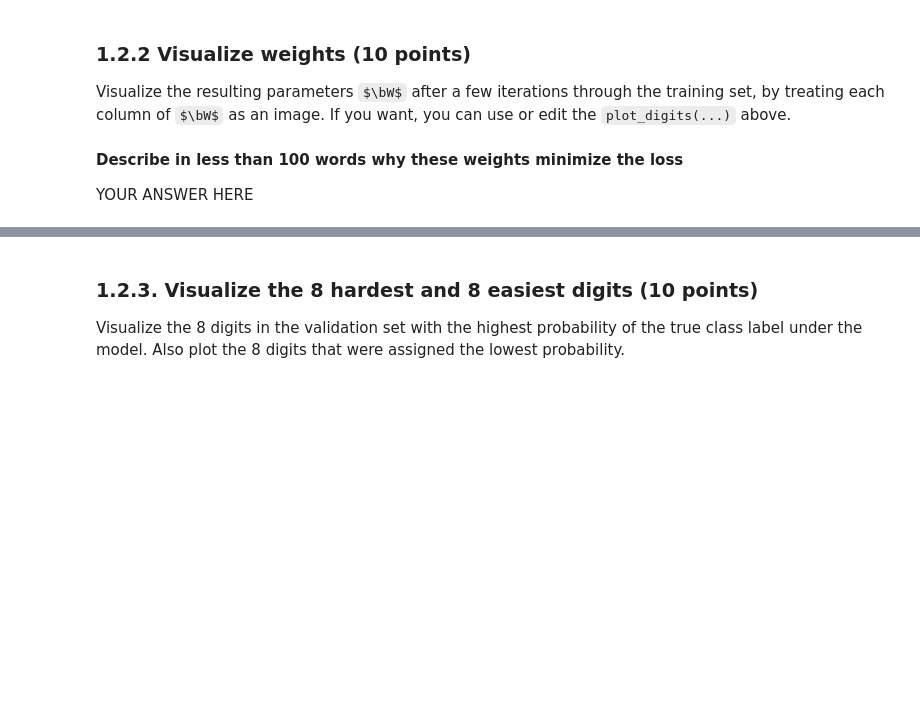
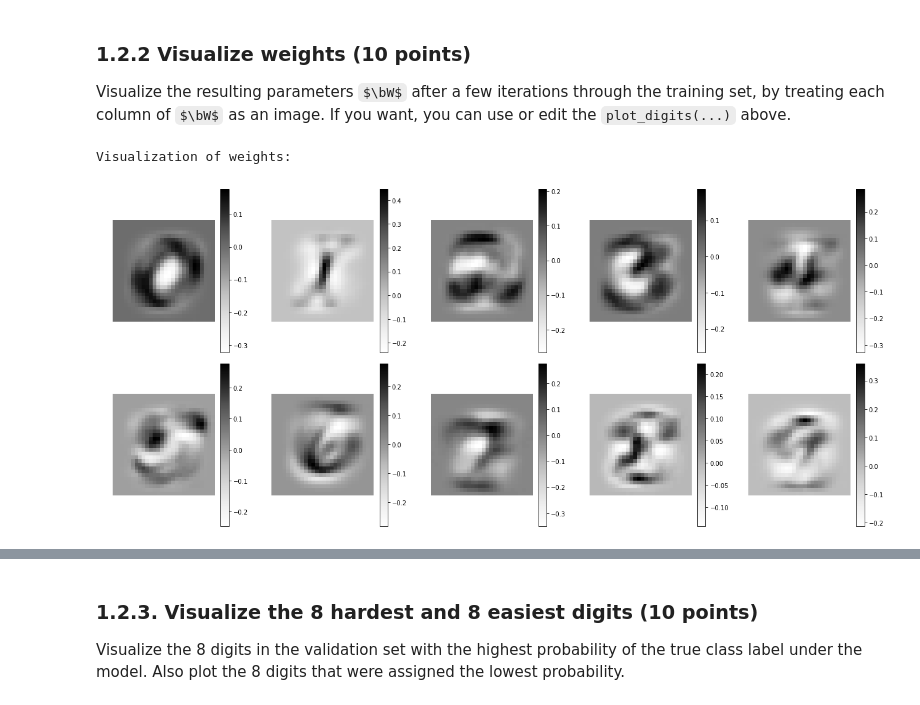
Before and after one commit to ioangatop/MachineLearning, a Jupyter notebook: 12141666_12166804_lab2.ipynb, the cells around one changed output, grey strips where cells are left out. Drawn from its saved outputs; the diff is of its cells as text; code cells hidden in the pictures; some formulas as TeX source; blank space fills up the shorter version.

```diff
--- a/12141666_12166804_lab2.ipynb
+++ b/12141666_12166804_lab2.ipynb
@@ -480,9 +501,9 @@ plt.legend();
 Visualize the resulting parameters $\bW$ after a few iterations through the training set, by treating each column of $\bW$ as an image. If you want, you can use or edit the `plot_digits(...)` above.
 # %%
 # YOUR CODE HERE
+plt.rcParams["figure.figsize"] = [18,8]
 print("Visualization of weights:")
 plot_digits(w.T, num_cols = 5)
+# %% [output]
+Visualization of weights:
+[figure, added]
-# %% [markdown]
-**Describe in less than 100 words why these weights minimize the loss**
-
-YOUR ANSWER HERE
```
Also changed, not shown: parts of 20 cells of this notebook.
